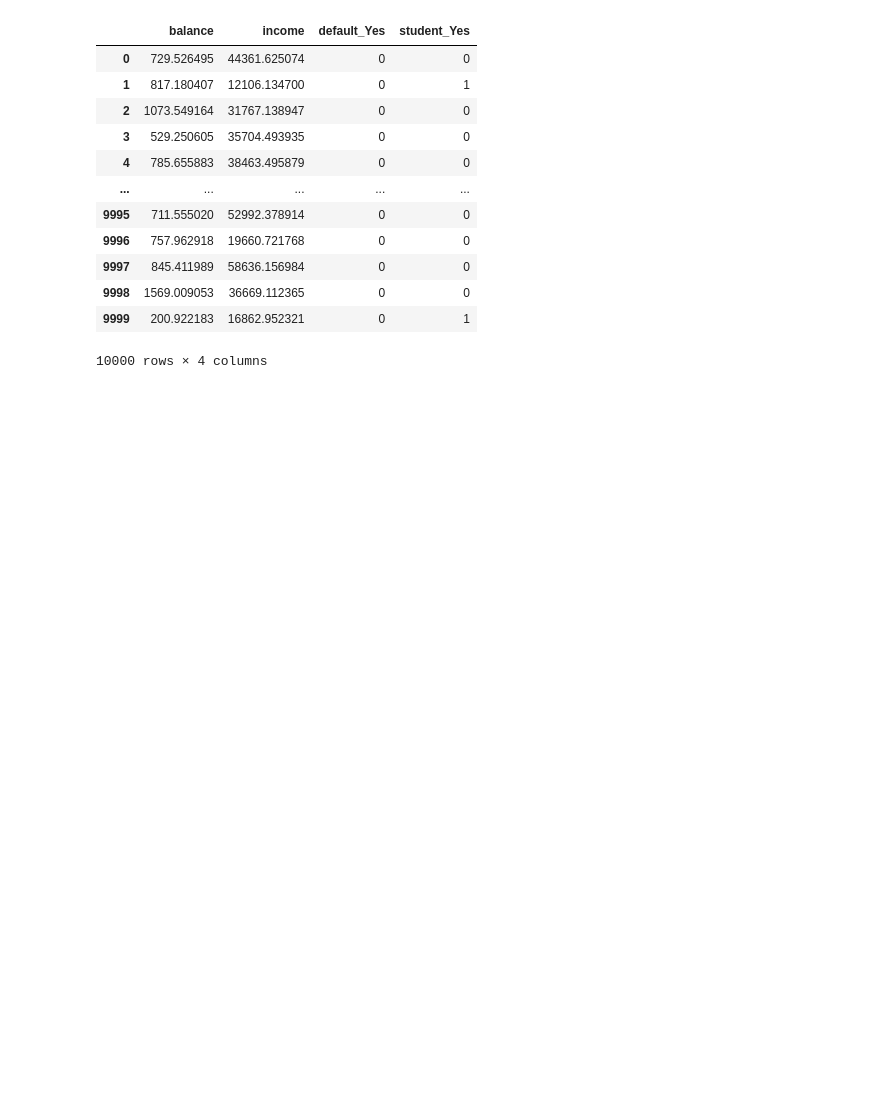
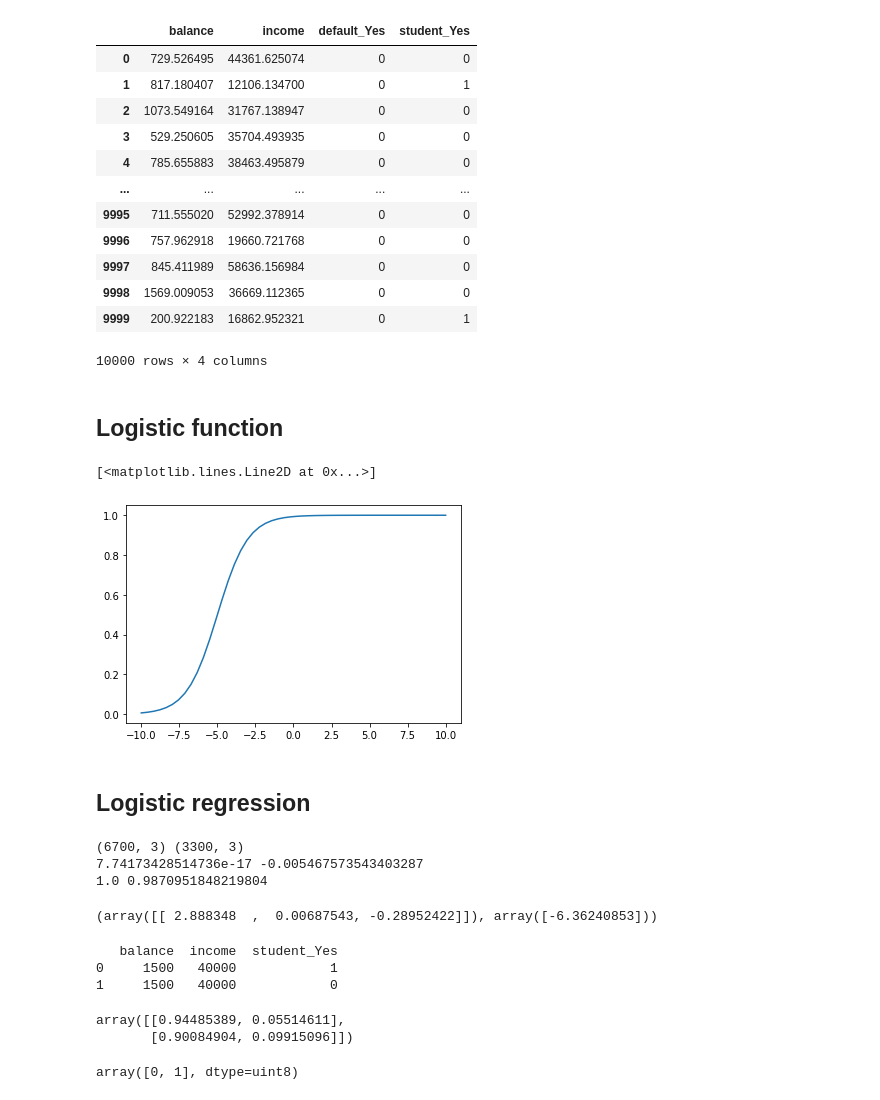
Before and after one commit to kokchun/Maskininlarning-AI21, a Jupyter notebook: Lectures/Code-along/L5-Logistic_regression.ipynb, the cells around one changed output. Drawn from its saved outputs; the diff is of its cells as text; code cells hidden in the pictures; blank space fills up the shorter version.

Commit message:
code along and images for exercise

```diff
--- a/Lectures/Code-along/L5-Logistic_regression.ipynb
+++ b/Lectures/Code-along/L5-Logistic_regression.ipynb
@@ -65,3 +65,63 @@ df
 | 9998 | 1569.009053 | 36669.112365 | 0 | 0 |
 | 9999 | 200.922183 | 16862.952321 | 0 | 1 |
 10000 rows × 4 columns
+# %% [markdown]
+## Logistic function
+# %%
+logistic_function = lambda beta_0, beta_1, x: np.exp(beta_0 + beta_1*x)/(1+np.exp(beta_0+beta_1*x))
+x = np.linspace(-10,10)
+
+beta_0, beta_1 = 5, 1
+
+plt.plot(x, logistic_function(beta_0, beta_1, x))
+
+# uppgiften är att estimera beta_0 och beta_1 s.a. logistiska funktionen ger korrekta klasser till
+# target variabeln
+# %% [output]
+[<matplotlib.lines.Line2D at 0x...>]
+[figure, added]
+# %% [markdown]
+## Logistic regression
+# %%
+from sklearn.linear_model import LogisticRegression
+from sklearn.model_selection import train_test_split
+from sklearn.preprocessing import StandardScaler
+
+X, y = df.drop("default_Yes", axis = "columns"), df["default_Yes"]
+X_train, X_test, y_train, y_test = train_test_split(X, y, test_size=0.33, random_state=42)
+
+print(X_train.shape, X_test.shape)
+
+scaler = StandardScaler()
+
+scaled_X_train = scaler.fit_transform(X_train)
+scaled_X_test = scaler.transform(X_test)
+
+print(scaled_X_train.mean(), scaled_X_test.mean())
+print(scaled_X_train.std(), scaled_X_test.std())
+
+model_logistic = LogisticRegression("none")
+model_logistic.fit(scaled_X_train, y_train)
+model_logistic.coef_, model_logistic.intercept_
+# %% [output]
+(6700, 3) (3300, 3)
+7.74173428514736e-17 -0.005467573543403287
+1.0 0.9870951848219804
+(array([[ 2.888348  ,  0.00687543, -0.28952422]]), array([-6.36240853]))
+# %%
+test_sample = pd.DataFrame({"balance": [1500, 1500], "income": [40000, 40000], "student_Yes": [1, 0]})
+print(test_sample)
+
+scaled_X_test_sample = scaler.transform(test_sample)
+
+model_logistic.predict_proba(scaled_X_test_sample)
+# %% [output]
+   balance  income  student_Yes
+0     1500   40000            1
+1     1500   40000            0
+array([[0.94485389, 0.05514611],
+       [0.90084904, 0.09915096]])
+# %%
+model_logistic.classes_
+# %% [output]
+array([0, 1], dtype=uint8)
```
Also changed, not shown: parts of 6 cells of this notebook, 4 other files.
